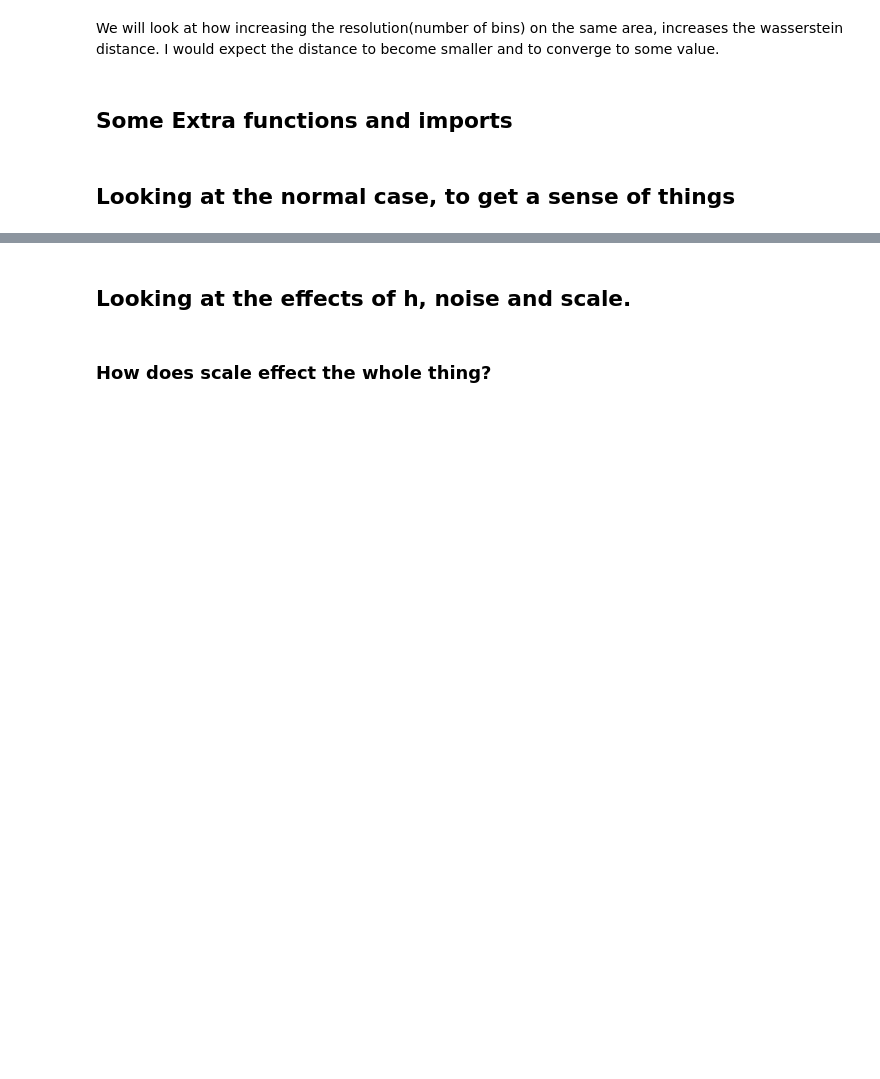
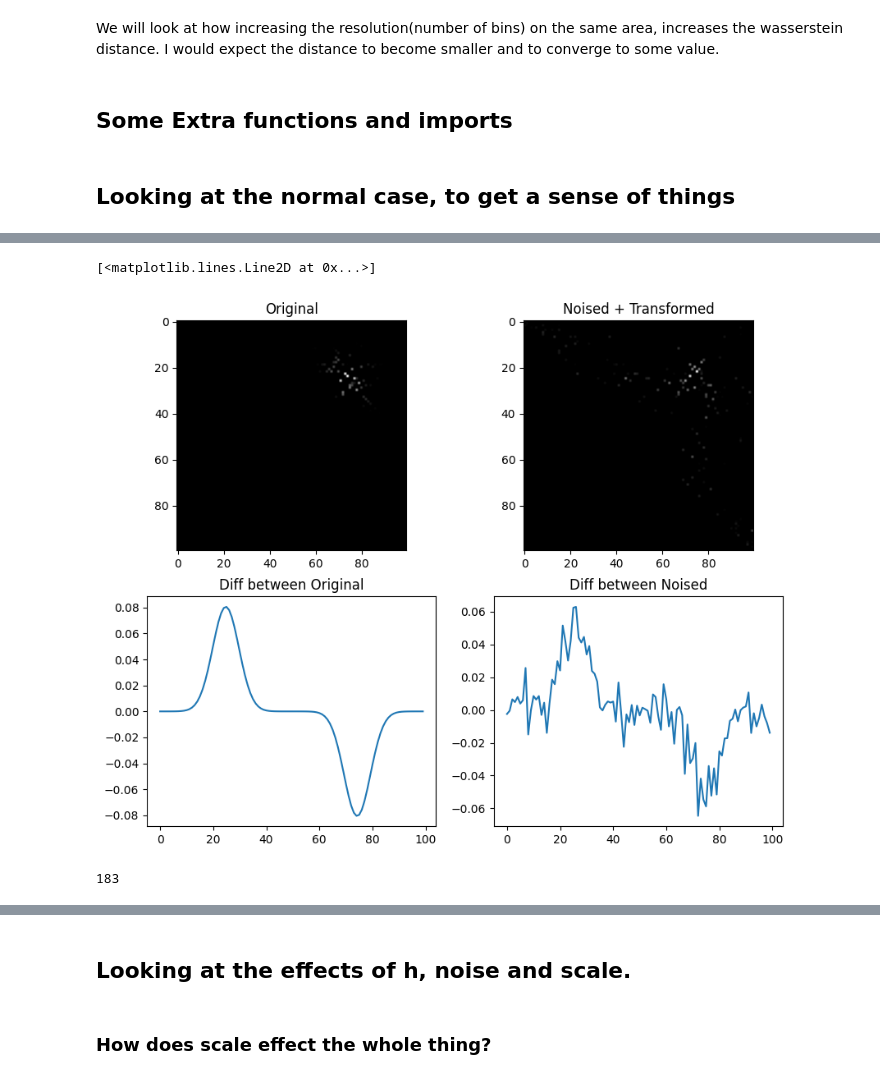
Before and after one commit to warik21/Thesis, a Jupyter notebook: September_12.ipynb, the cells around one changed output, grey strips where cells are left out. Drawn from its saved outputs; the diff is of its cells as text; code cells hidden in the pictures; blank space fills up the shorter version.

```diff
--- a/September_12.ipynb
+++ b/September_12.ipynb
@@ -168,0 +157,21 @@ plt.plot(p_post)
+# %%
+fig = plt.figure(figsize=(10,8))
+
+fig.add_subplot(2,2,1)
+plt.title('Original')
+plt.imshow(ot.emd(a=p, b=q, M=C), cmap='gray')
+
+fig.add_subplot(2,2,2)
+plt.title('Noised + Transformed')
+plt.imshow(calc_transport_pot_emd(p_post, q_post, C)[0], cmap='gray')
+
+fig.add_subplot(2,2,3)
+plt.title('Diff between Original')
+plt.plot(p - q)
+
+fig.add_subplot(2,2,4)
+plt.title('Diff between Noised')
+plt.plot(p_post - q_post)
+# %% [output]
+[<matplotlib.lines.Line2D at 0x...>]
+[figure, added]
@@ -168,0 +181,5 @@ plt.plot(p_post)
+# %%
+A = csr_matrix(plan * C)
+len(A.data)
+# %% [output]
+183
```
Also changed, not shown: parts of 22 cells of this notebook, 5 other files.
